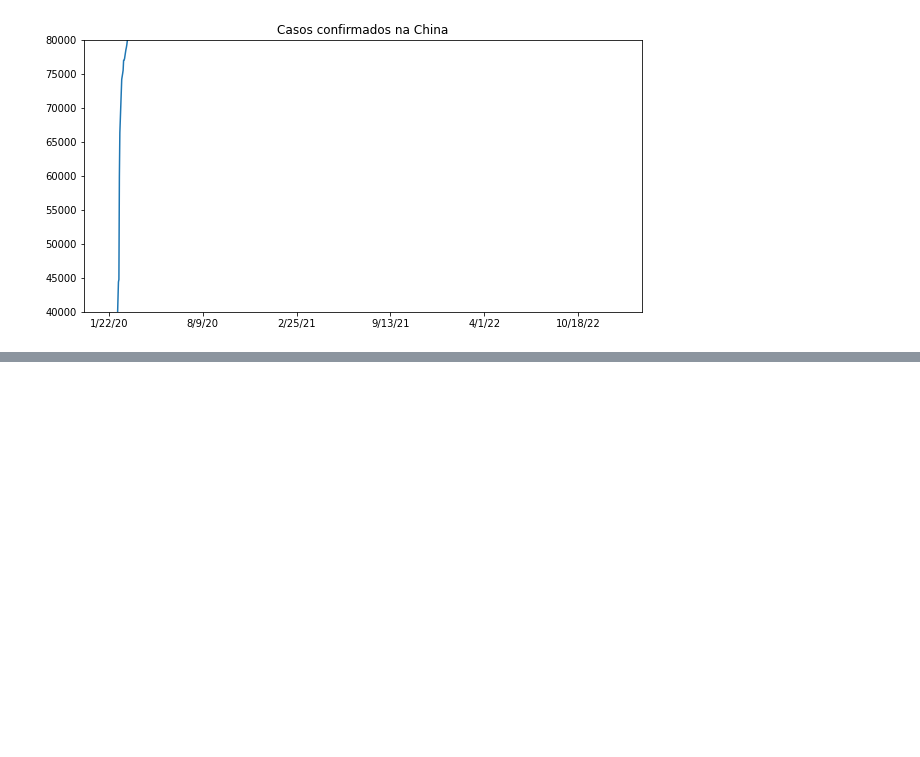
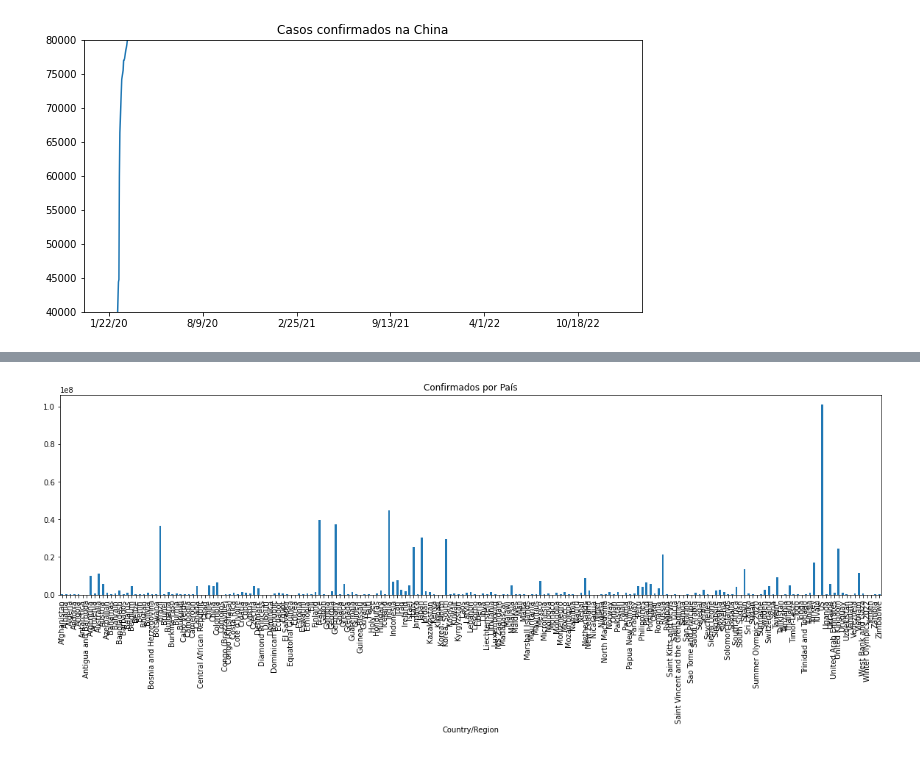
Before and after one commit to muriloWeber/dataScienceAlura, a Jupyter notebook: dataScienceAnalisesParaSaudeEMedicina/Data_Science_e_Saude.ipynb, the cells around one changed output, grey strips where cells are left out. Cells and saved outputs as stored; diff of their text form; code cells hidden in the pictures; blank space fills up the shorter version.

```diff
--- a/dataScienceAnalisesParaSaudeEMedicina/Data_Science_e_Saude.ipynb
+++ b/dataScienceAnalisesParaSaudeEMedicina/Data_Science_e_Saude.ipynb
@@ -222,0 +246,8 @@ new_cases_china.plot()
+# %%
+plt.figure(figsize = (20,5))
+confirmed_by_country[last_date].plot(kind='bar')
+plt.title('Confirmados por País')
+
+plt.show()
+# %% [output]
+[figure, added]
```
Also changed, not shown: parts of 4 cells of this notebook.
